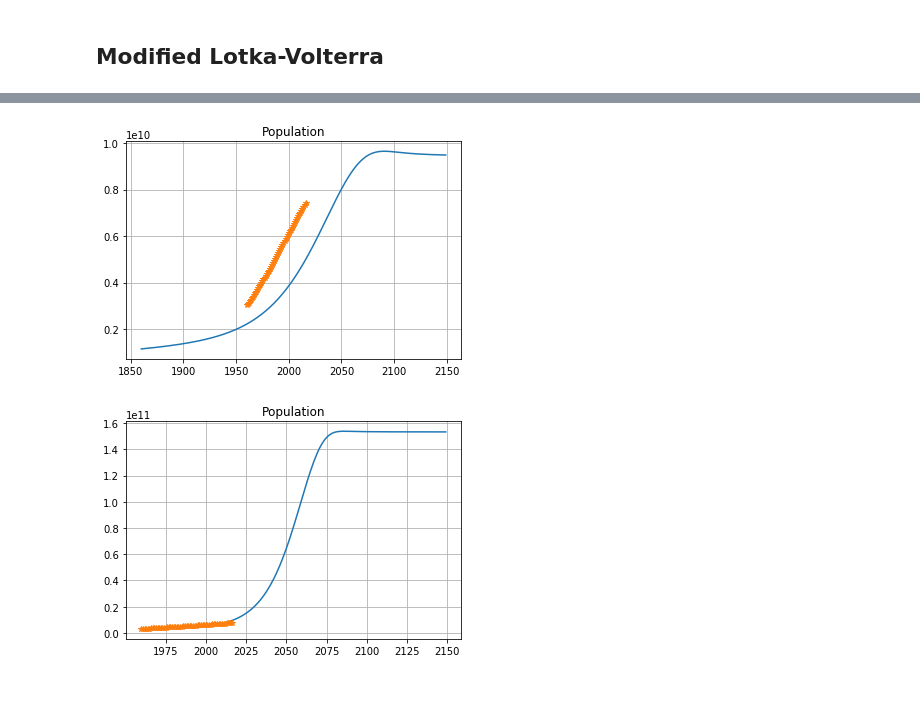
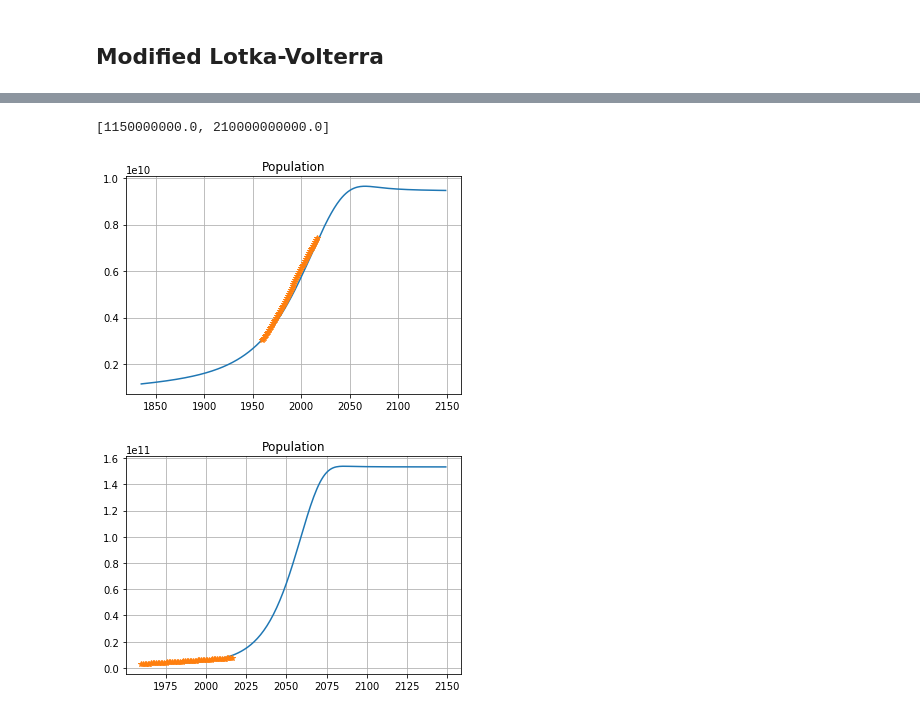
Before and after one commit to rfree18/math-modeling, a Jupyter notebook: final/Final.ipynb, the cells around one changed output, grey strips where cells are left out. Saved outputs shown, nothing was run; the diff lists cells and outputs as text; code cells hidden in the pictures.

Commit message:
Add new data sets

```diff
--- a/final/Final.ipynb
+++ b/final/Final.ipynb
@@ -102,15 +94,14 @@ pop_data.apply(pd.to_numeric)
 # %%
-gdp_real = gdp_data.as_matrix()[0] / 10**5 # Fix for weird data input issue
-pop_real = pop_data.as_matrix()[257]
-
 par_init = [0.003, 5.2, -55e-18, 0.031, -2e-22] # Initial values provided by report
 par_est = [0.003, 5.2e-6, -55e-17, 0.031, -2e-22] # Adjustments based on hypothesis
 
 x0 = [pop_real[0], gdp_real[0]] # Set initial values to first data point
 # x0 = [1.15e9, 0.21e12]
 
-def model(t, params):
+def model(t, data, params):
     a1, a3k1, a2, b1, b2 = params
+
+    x0 = [data[0][0], data[1][0]]
 
     def dpdt(x, t):
         return (a1*x[0] + a3k1*x[1] + a2*x[0]*x[1])
@@ -122,6 +113,6 @@ def model(t, params):
     return integrate.odeint(dxdt, x0, t).T # Transpose to get population and GDP in separate arrays
 
 def score(params, t, data):
-    model_data = model(t, params)
+    model_data = model(t, data, params)
 
     return np.sum((model_data[0] - data[0])**2 + (model_data[1] - data[1])**2)
@@ -142,16 +168,17 @@ Optimization terminated successfully.
 # %%
-t = np.arange(1860, 2150, 1)
+t = np.arange(1835, 2150, 1)
 
-x0 = [1.15e9, 0.21e12]
+x0 = [[1.15e9], [0.21e12]]
 
 plt.figure()
 plt.title("Population")
 plt.grid()
-plt.plot(t, model(t, par_est)[0])
+plt.plot(t, model(t, x0, par_est)[0])
 plt.plot(np.arange(1960, 2017, 1), pop_real, '*')
 plt.show()
 # %% [output]
+[1150000000.0, 210000000000.0]
-[figure, old version]
+[figure, new version]
 # %%
 t = np.arange(1960, 2150, 1)
 x0 = [pop_real[0], gdp_real[0]]
```
Also changed, not shown: parts of 5 cells of this notebook, 3 other files.
